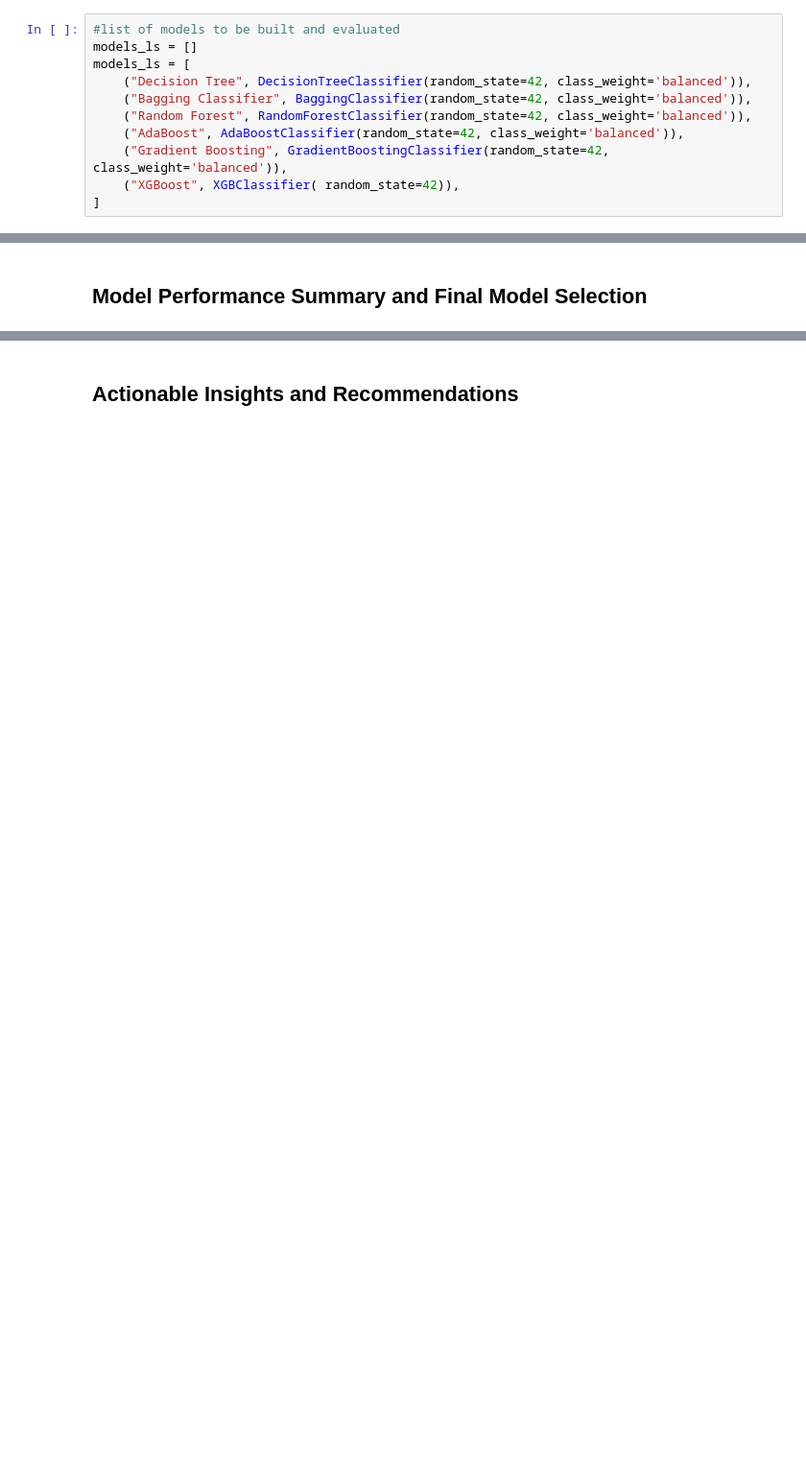
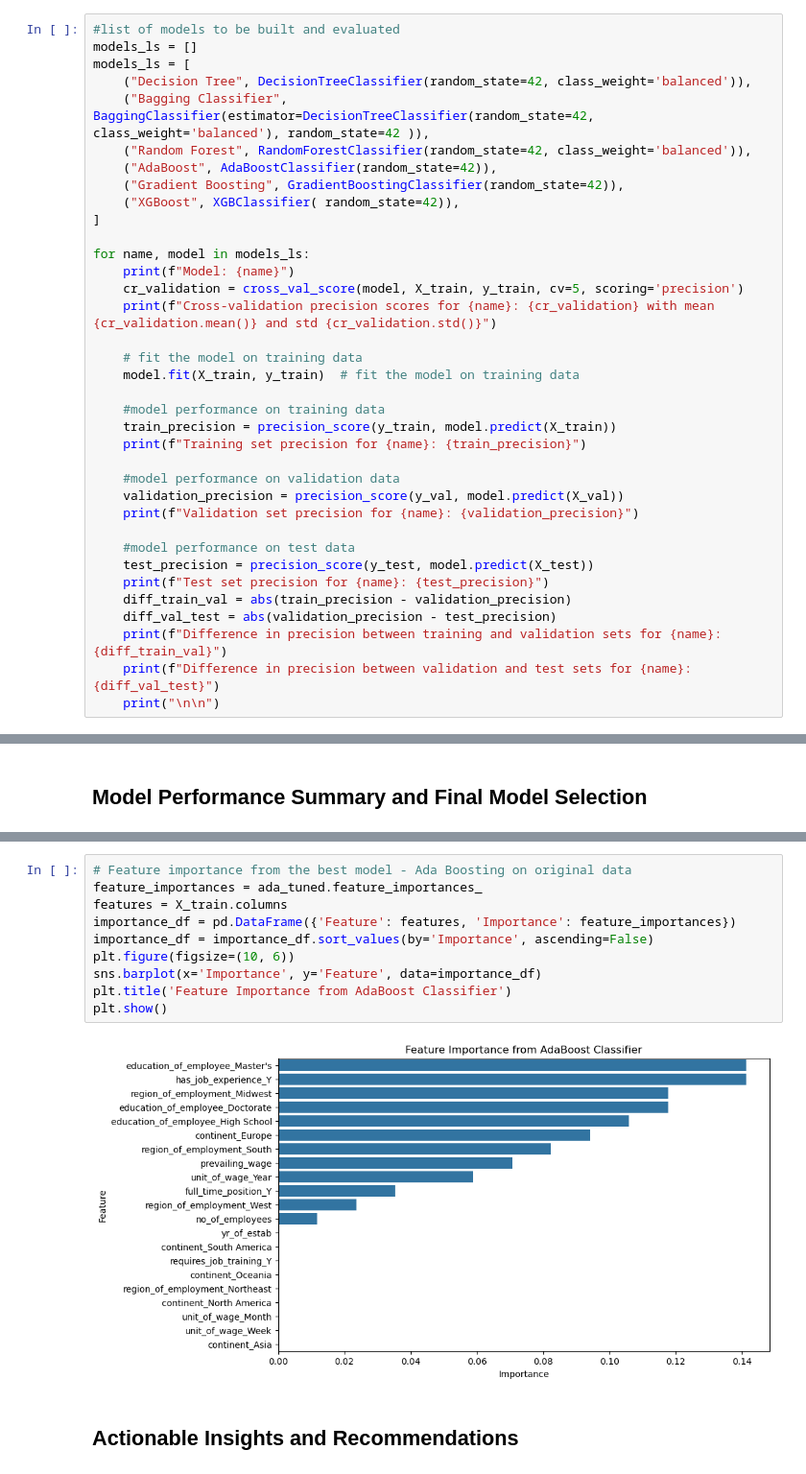
Before and after one commit to dk-study9900/ai-ml, a Jupyter notebook: ML/EasyVisa-Project2/EasyVisa_Full_Code_Notebook copy.ipynb, the cells around one changed output, grey strips where cells are left out. Shown at 96% size. Saved outputs shown, nothing was run; the diff lists cells and outputs as text; blank space fills up the shorter version.

```diff
--- a/ML/EasyVisa-Project2/EasyVisa_Full_Code_Notebook copy.ipynb
+++ b/ML/EasyVisa-Project2/EasyVisa_Full_Code_Notebook copy.ipynb
@@ -894,9 +915,34 @@ def confusion_matrix_sklearn(model, predictors, target):
 models_ls = []
 models_ls = [
     ("Decision Tree", DecisionTreeClassifier(random_state=42, class_weight='balanced')),
-    ("Bagging Classifier", BaggingClassifier(random_state=42, class_weight='balanced')),
+    ("Bagging Classifier", BaggingClassifier(estimator=DecisionTreeClassifier(random_state=42, class_weight='balanced'), random_state=42 )),
     ("Random Forest", RandomForestClassifier(random_state=42, class_weight='balanced')),
-    ("AdaBoost", AdaBoostClassifier(random_state=42, class_weight='balanced')),
-    ("Gradient Boosting", GradientBoostingClassifier(random_state=42, class_weight='balanced')),
+    ("AdaBoost", AdaBoostClassifier(random_state=42)),
+    ("Gradient Boosting", GradientBoostingClassifier(random_state=42)),
     ("XGBoost", XGBClassifier( random_state=42)),
 ]
+
+for name, model in models_ls:
+    print(f"Model: {name}")
+    cr_validation = cross_val_score(model, X_train, y_train, cv=5, scoring='precision')
+    print(f"Cross-validation precision scores for {name}: {cr_validation} with mean {cr_validation.mean()} and std {cr_validation.std()}")
+
+    # fit the model on training data
+    model.fit(X_train, y_train)  # fit the model on training data
+
+    #model performance on training data
+    train_precision = precision_score(y_train, model.predict(X_train))
+    print(f"Training set precision for {name}: {train_precision}")
+
+    #model performance on validation data
+    validation_precision = precision_score(y_val, model.predict(X_val))
+    print(f"Validation set precision for {name}: {validation_precision}")
+
+    #model performance on test data
+    test_precision = precision_score(y_test, model.predict(X_test))
+    print(f"Test set precision for {name}: {test_precision}")
+    diff_train_val = abs(train_precision - validation_precision)
+    diff_val_test = abs(validation_precision - test_precision)
+    print(f"Difference in precision between training and validation sets for {name}: {diff_train_val}")
+    print(f"Difference in precision between validation and test sets for {name}: {diff_val_test}")
+    print("\n\n")
@@ -1045,2 +1388,14 @@ models_ls = [
+# %%
+# Feature importance from the best model - Ada Boosting on original data
+feature_importances = ada_tuned.feature_importances_
+features = X_train.columns
+importance_df = pd.DataFrame({'Feature': features, 'Importance': feature_importances})
+importance_df = importance_df.sort_values(by='Importance', ascending=False)
+plt.figure(figsize=(10, 6))
+sns.barplot(x='Importance', y='Feature', data=importance_df)
+plt.title('Feature Importance from AdaBoost Classifier')
+plt.show()
+# %% [output]
+[figure, added]
 # %% [markdown]
 ## Actionable Insights and Recommendations
```
Also changed, not shown: parts of 13 cells of this notebook, 2 other files.
